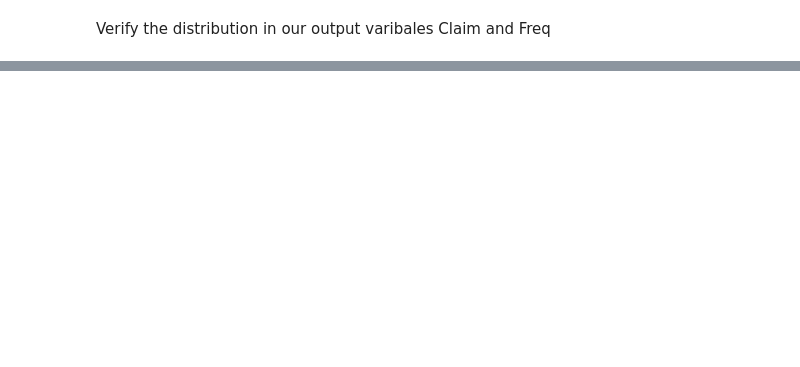
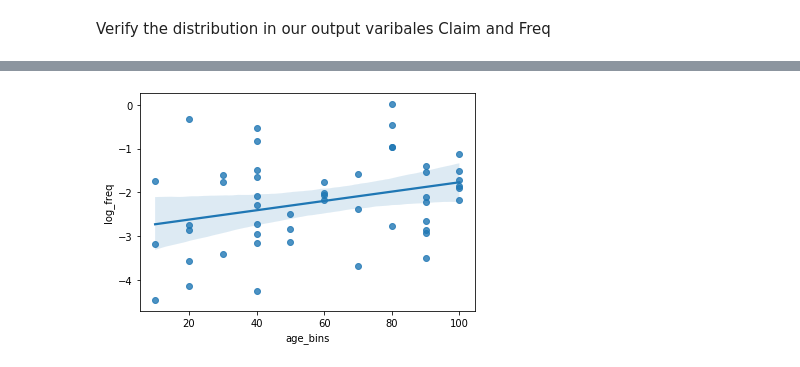
Before and after one commit to mrbarun2011/Chubb, a Jupyter notebook: Data_Exploration.ipynb, the cells around one changed output, grey strips where cells are left out. Drawn from its saved outputs; the diff is of its cells as text; code cells hidden in the pictures; blank space fills up the shorter version.

```diff
--- a/Data_Exploration.ipynb
+++ b/Data_Exploration.ipynb
@@ -70,0 +97,7 @@ sns.barplot(df['age_bins'],df['claims'])
+# %%
+
+sns.regplot(x = "age_bins", y = "log_freq", data = df[:50])
+
+plt.show()
+# %% [output]
+[figure, added]
```
Also changed, not shown: parts of 22 cells of this notebook, 3 other files.
